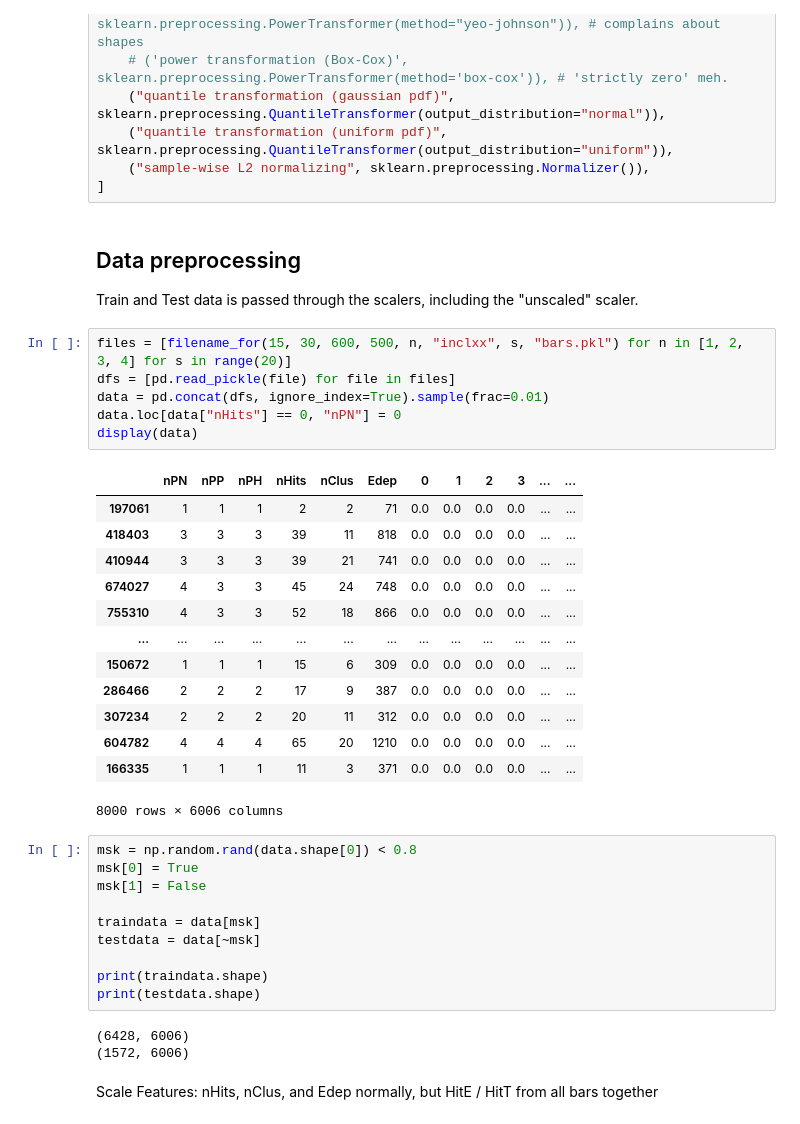
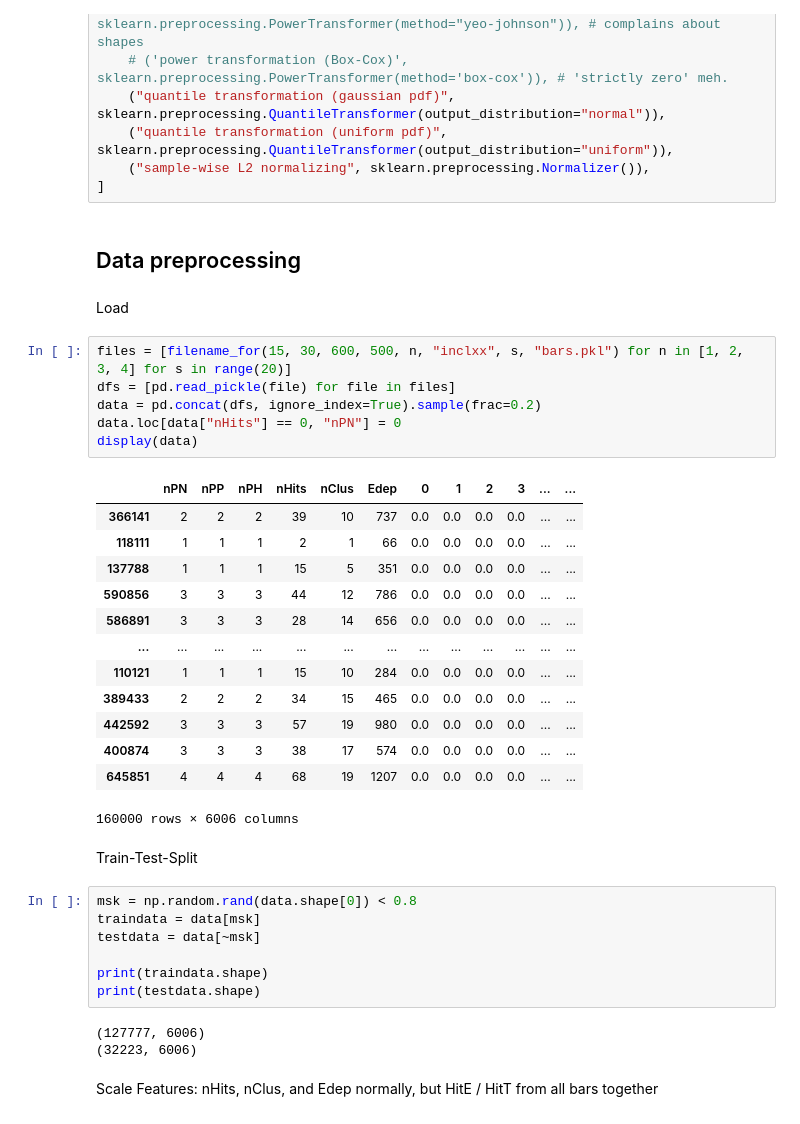
Before and after one commit to janmayer/NeuLAND-reconstruction-ml, a Jupyter notebook: bars/02b-scikitlearn-multiplicity-barstri.ipynb, the cells around one changed output. Drawn from its saved outputs; the diff is of its cells as text.

```diff
--- a/bars/02b-scikitlearn-multiplicity-barstri.ipynb
+++ b/bars/02b-scikitlearn-multiplicity-barstri.ipynb
@@ -120,43 +121,42 @@ scalers = [
     ("quantile transformation (uniform pdf)", sklearn.preprocessing.QuantileTransformer(output_distribution="uniform")),
     ("sample-wise L2 normalizing", sklearn.preprocessing.Normalizer()),
 ]
-# %% [markdown]
-## Data preprocessing
-
-Train and Test data is passed through the scalers, including the "unscaled" scaler.
+# %% [markdown]
+## Data preprocessing
+# %% [markdown]
+Load
 # %%
 files = [filename_for(15, 30, 600, 500, n, "inclxx", s, "bars.pkl") for n in [1, 2, 3, 4] for s in range(20)]
 dfs = [pd.read_pickle(file) for file in files]
-data = pd.concat(dfs, ignore_index=True).sample(frac=0.01)
+data = pd.concat(dfs, ignore_index=True).sample(frac=0.2)
 data.loc[data["nHits"] == 0, "nPN"] = 0
 display(data)
 # %% [output]
 |  | nPN | nPP | nPH | nHits | nClus | Edep | 0 | 1 | 2 | 3 | ... | ... |
-| 197061 | 1 | 1 | 1 | 2 | 2 | 71 | 0.0 | 0.0 | 0.0 | 0.0 | ... | ... |
-| 418403 | 3 | 3 | 3 | 39 | 11 | 818 | 0.0 | 0.0 | 0.0 | 0.0 | ... | ... |
-| 410944 | 3 | 3 | 3 | 39 | 21 | 741 | 0.0 | 0.0 | 0.0 | 0.0 | ... | ... |
-| 674027 | 4 | 3 | 3 | 45 | 24 | 748 | 0.0 | 0.0 | 0.0 | 0.0 | ... | ... |
-| 755310 | 4 | 3 | 3 | 52 | 18 | 866 | 0.0 | 0.0 | 0.0 | 0.0 | ... | ... |
+| 366141 | 2 | 2 | 2 | 39 | 10 | 737 | 0.0 | 0.0 | 0.0 | 0.0 | ... | ... |
+| 118111 | 1 | 1 | 1 | 2 | 1 | 66 | 0.0 | 0.0 | 0.0 | 0.0 | ... | ... |
+| 137788 | 1 | 1 | 1 | 15 | 5 | 351 | 0.0 | 0.0 | 0.0 | 0.0 | ... | ... |
+| 590856 | 3 | 3 | 3 | 44 | 12 | 786 | 0.0 | 0.0 | 0.0 | 0.0 | ... | ... |
+| 586891 | 3 | 3 | 3 | 28 | 14 | 656 | 0.0 | 0.0 | 0.0 | 0.0 | ... | ... |
 | ... | ... | ... | ... | ... | ... | ... | ... | ... | ... | ... | ... | ... |
-| 150672 | 1 | 1 | 1 | 15 | 6 | 309 | 0.0 | 0.0 | 0.0 | 0.0 | ... | ... |
-| 286466 | 2 | 2 | 2 | 17 | 9 | 387 | 0.0 | 0.0 | 0.0 | 0.0 | ... | ... |
-| 307234 | 2 | 2 | 2 | 20 | 11 | 312 | 0.0 | 0.0 | 0.0 | 0.0 | ... | ... |
-| 604782 | 4 | 4 | 4 | 65 | 20 | 1210 | 0.0 | 0.0 | 0.0 | 0.0 | ... | ... |
-| 166335 | 1 | 1 | 1 | 11 | 3 | 371 | 0.0 | 0.0 | 0.0 | 0.0 | ... | ... |
+| 110121 | 1 | 1 | 1 | 15 | 10 | 284 | 0.0 | 0.0 | 0.0 | 0.0 | ... | ... |
+| 389433 | 2 | 2 | 2 | 34 | 15 | 465 | 0.0 | 0.0 | 0.0 | 0.0 | ... | ... |
+| 442592 | 3 | 3 | 3 | 57 | 19 | 980 | 0.0 | 0.0 | 0.0 | 0.0 | ... | ... |
+| 400874 | 3 | 3 | 3 | 38 | 17 | 574 | 0.0 | 0.0 | 0.0 | 0.0 | ... | ... |
+| 645851 | 4 | 4 | 4 | 68 | 19 | 1207 | 0.0 | 0.0 | 0.0 | 0.0 | ... | ... |
-8000 rows × 6006 columns
+160000 rows × 6006 columns
+# %% [markdown]
+Train-Test-Split
 # %%
 msk = np.random.rand(data.shape[0]) < 0.8
-msk[0] = True
-msk[1] = False
-
 traindata = data[msk]
 testdata = data[~msk]
 
 print(traindata.shape)
 print(testdata.shape)
 # %% [output]
-(6428, 6006)
-(1572, 6006)
+(127777, 6006)
+(32223, 6006)
 # %% [markdown]
 Scale Features: nHits, nClus, and Edep normally, but HitE / HitT from all bars together
 # %%
```
Also changed, not shown: parts of 10 cells of this notebook.
